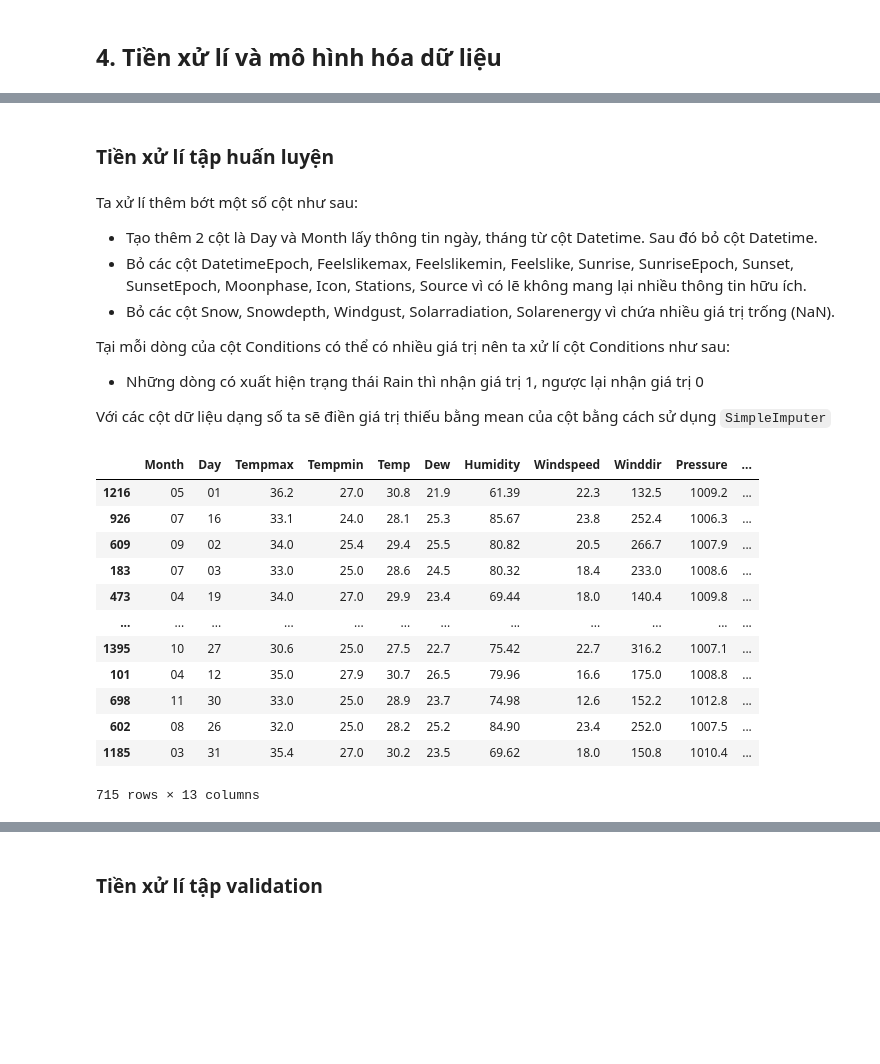
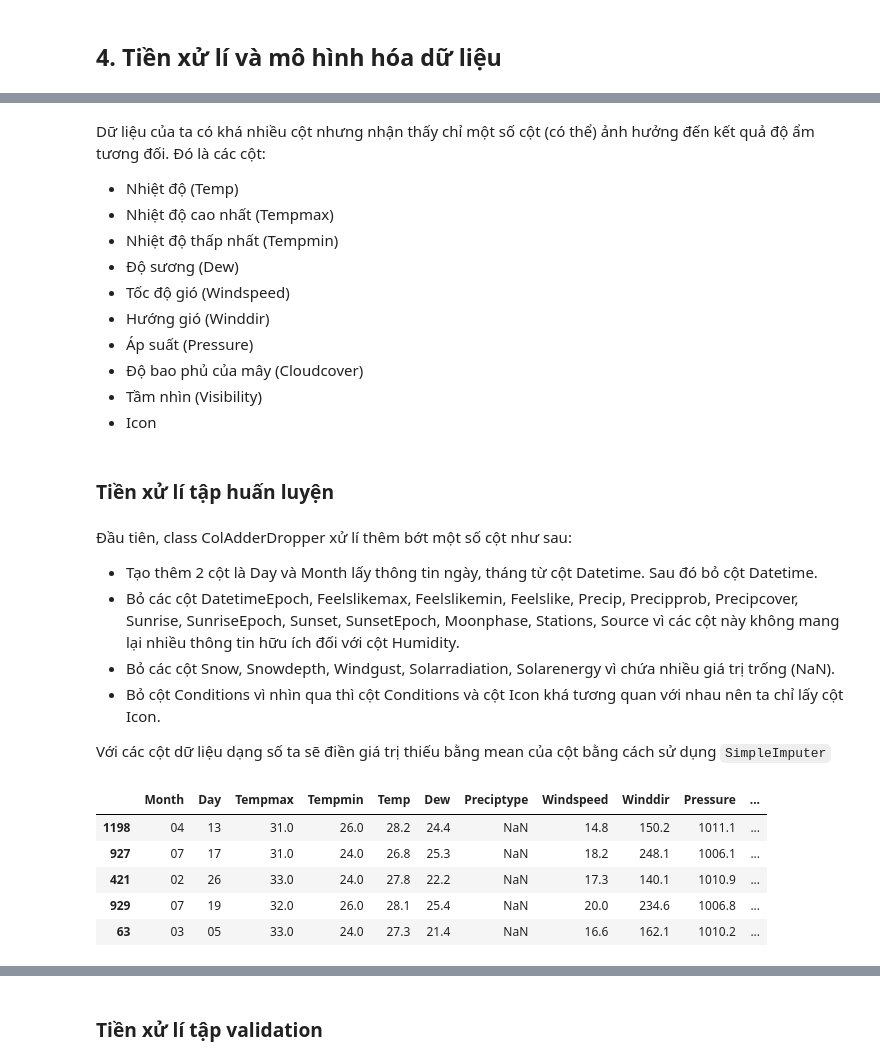
Before and after one commit to TanThinNguyen/data-science-final-project, a Jupyter notebook: weather_forecast.ipynb, the cells around one changed output, grey strips where cells are left out. Saved outputs shown, nothing was run; the diff lists cells and outputs as text; code cells hidden in the pictures; blank space fills up the shorter version.

```diff
--- a/weather_forecast.ipynb
+++ b/weather_forecast.ipynb
@@ -413,28 +402,37 @@ Dữ liệu của ta có khá nhiều cột nhưng nhận thấy chỉ một s
+# %% [markdown]
+Dữ liệu của ta có khá nhiều cột nhưng nhận thấy chỉ một số cột (có thể) ảnh hưởng đến kết quả độ ẩm tương đối. Đó là các cột:
+- Nhiệt độ (Temp)
+- Nhiệt độ cao nhất (Tempmax)
+- Nhiệt độ thấp nhất (Tempmin)
+- Độ sương (Dew)
+- Tốc độ gió (Windspeed)
+- Hướng gió (Winddir)
+- Áp suất (Pressure)
+- Độ bao phủ của mây (Cloudcover)
+- Tầm nhìn (Visibility)
+- Icon
 # %% [markdown]
 ### Tiền xử lí tập huấn luyện
 # %% [markdown]
-Ta xử lí thêm bớt một số cột như sau:
+Đầu tiên, class ColAdderDropper xử lí thêm bớt một số cột như sau:
 - Tạo thêm 2 cột là Day và Month lấy thông tin ngày, tháng từ cột Datetime. Sau đó bỏ cột Datetime.
-- Bỏ các cột DatetimeEpoch, Feelslikemax, Feelslikemin, Feelslike, Sunrise, SunriseEpoch, Sunset, SunsetEpoch, Moonphase, Icon, Stations, Source vì có lẽ không mang lại nhiều thông tin hữu ích.
+- Bỏ các cột DatetimeEpoch, Feelslikemax, Feelslikemin, Feelslike, Precip, Precipprob, Precipcover, Sunrise, SunriseEpoch, Sunset, SunsetEpoch, Moonphase, Stations, Source vì các cột này không mang lại nhiều thông tin hữu ích đối với cột Humidity.
 - Bỏ các cột Snow, Snowdepth, Windgust, Solarradiation, Solarenergy vì chứa nhiều giá trị trống (NaN).
-
-Tại mỗi dòng của cột Conditions có thể có nhiều giá trị nên ta xử lí cột Conditions như sau:
-- Những dòng có xuất hiện trạng thái Rain thì nhận giá trị 1, ngược lại nhận giá trị 0
+- Bỏ cột Conditions vì nhìn qua thì cột Conditions và cột Icon khá tương quan với nhau nên ta chỉ lấy cột Icon.
 
 Với các cột dữ liệu dạng số ta sẽ điền giá trị thiếu bằng mean của cột bằng cách sử dụng `SimpleImputer`
 # %%
-def col_adder_dropper(X_df):
-    month_sr = X_df['Datetime'].str.split('-').apply(lambda x: x[1])
-    day_sr = X_df['Datetime'].str.split('-').apply(lambda x: x[2])
-
-    # Bỏ cột các cột không cần thiết
-    del_cols = ['Datetime', 'DatetimeEpoch', 'Feelslikemax', 'Feelslikemin', 'Feelslike', \
-                'Sunrise', 'SunriseEpoch', 'Sunset', 'SunsetEpoch', 'Moonphase', 'Icon', \
-                'Stations', 'Source', 'Snow', 'Snowdepth', 'Windgust', 'Solarradiation', 'Solarenergy']
-    X_output = X_df.drop(columns=del_cols)
-
-    # Thêm cột Month, Day
-    X_output.insert(0, 'Day', day_sr)
-    X_output.insert(0, 'Month', month_sr)
-
-    return X_output
+class ColAdderDropper(BaseEstimator, TransformerMixin):
+    def fit(self, X_df, y = None):
+        return self
+    def transform(self, X_df, y = None):
+        # YOUR CODE HERE
+        df = X_df.copy()
+        month_sr = df['Datetime'].str.split('-').apply(lambda x: x[1])
+        day_sr = df['Datetime'].str.split('-').apply(lambda x: x[2])
+        df.insert(0, 'Day', day_sr)
+        df.insert(0, 'Month', month_sr)
+        df.drop(['Datetime', 'DatetimeEpoch', 'Feelslikemax', 'Feelslikemin', 'Feelslike', 'Precip', 'Precipprob',
+                 'Precipcover', 'Sunrise', 'SunriseEpoch', 'Sunset', 'SunsetEpoch', 'Moonphase', 'Stations', 'Source', 'Snow',
+                 'Snowdepth', 'Windgust', 'Solarradiation', 'Solarenergy', 'Conditions'], axis = 1, inplace = True)
+        return df
@@ -449,18 +439,12 @@ def col_condition_trans(X_df):
-# %%
-df = FunctionTransformer(col_adder_dropper).fit_transform(train_X_df)
-df = FunctionTransformer(col_condition_trans).fit_transform(df)
-df
-# %% [output]
-|  | Month | Day | Tempmax | Tempmin | Temp | Dew | Humidity | Windspeed | Winddir | Pressure | ... |
-| 1216 | 05 | 01 | 36.2 | 27.0 | 30.8 | 21.9 | 61.39 | 22.3 | 132.5 | 1009.2 | ... |
-| 926 | 07 | 16 | 33.1 | 24.0 | 28.1 | 25.3 | 85.67 | 23.8 | 252.4 | 1006.3 | ... |
-| 609 | 09 | 02 | 34.0 | 25.4 | 29.4 | 25.5 | 80.82 | 20.5 | 266.7 | 1007.9 | ... |
-| 183 | 07 | 03 | 33.0 | 25.0 | 28.6 | 24.5 | 80.32 | 18.4 | 233.0 | 1008.6 | ... |
-| 473 | 04 | 19 | 34.0 | 27.0 | 29.9 | 23.4 | 69.44 | 18.0 | 140.4 | 1009.8 | ... |
-| ... | ... | ... | ... | ... | ... | ... | ... | ... | ... | ... | ... |
-| 1395 | 10 | 27 | 30.6 | 25.0 | 27.5 | 22.7 | 75.42 | 22.7 | 316.2 | 1007.1 | ... |
-| 101 | 04 | 12 | 35.0 | 27.9 | 30.7 | 26.5 | 79.96 | 16.6 | 175.0 | 1008.8 | ... |
-| 698 | 11 | 30 | 33.0 | 25.0 | 28.9 | 23.7 | 74.98 | 12.6 | 152.2 | 1012.8 | ... |
-| 602 | 08 | 26 | 32.0 | 25.0 | 28.2 | 25.2 | 84.90 | 23.4 | 252.0 | 1007.5 | ... |
-| 1185 | 03 | 31 | 35.4 | 27.0 | 30.2 | 23.5 | 69.62 | 18.0 | 150.8 | 1010.4 | ... |
-715 rows × 13 columns
+# %%
+# TEST TRANSFORM METHOD
+col_adderdropper = ColAdderDropper()
+fewer_cols_train_X_df = col_adderdropper.transform(train_X_df)
+fewer_cols_train_X_df.head()
+# %% [output]
+|  | Month | Day | Tempmax | Tempmin | Temp | Dew | Preciptype | Windspeed | Winddir | Pressure | ... |
+| 1198 | 04 | 13 | 31.0 | 26.0 | 28.2 | 24.4 | NaN | 14.8 | 150.2 | 1011.1 | ... |
+| 927 | 07 | 17 | 31.0 | 24.0 | 26.8 | 25.3 | NaN | 18.2 | 248.1 | 1006.1 | ... |
+| 421 | 02 | 26 | 33.0 | 24.0 | 27.8 | 22.2 | NaN | 17.3 | 140.1 | 1010.9 | ... |
+| 929 | 07 | 19 | 32.0 | 26.0 | 28.1 | 25.4 | NaN | 20.0 | 234.6 | 1006.8 | ... |
+| 63 | 03 | 05 | 33.0 | 24.0 | 27.3 | 21.4 | NaN | 16.6 | 162.1 | 1010.2 | ... |
```
Also changed, not shown: parts of 77 cells of this notebook.
